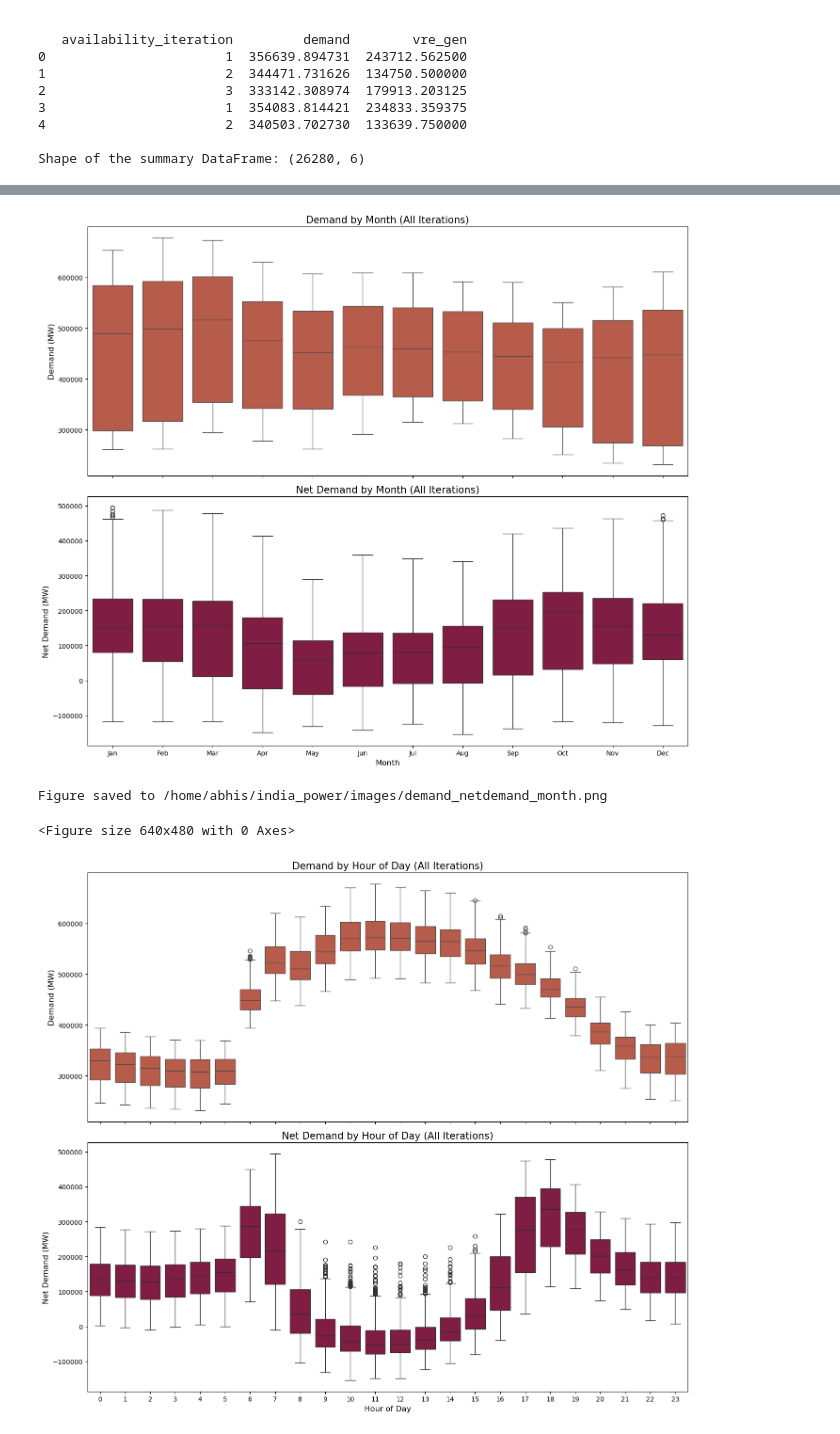
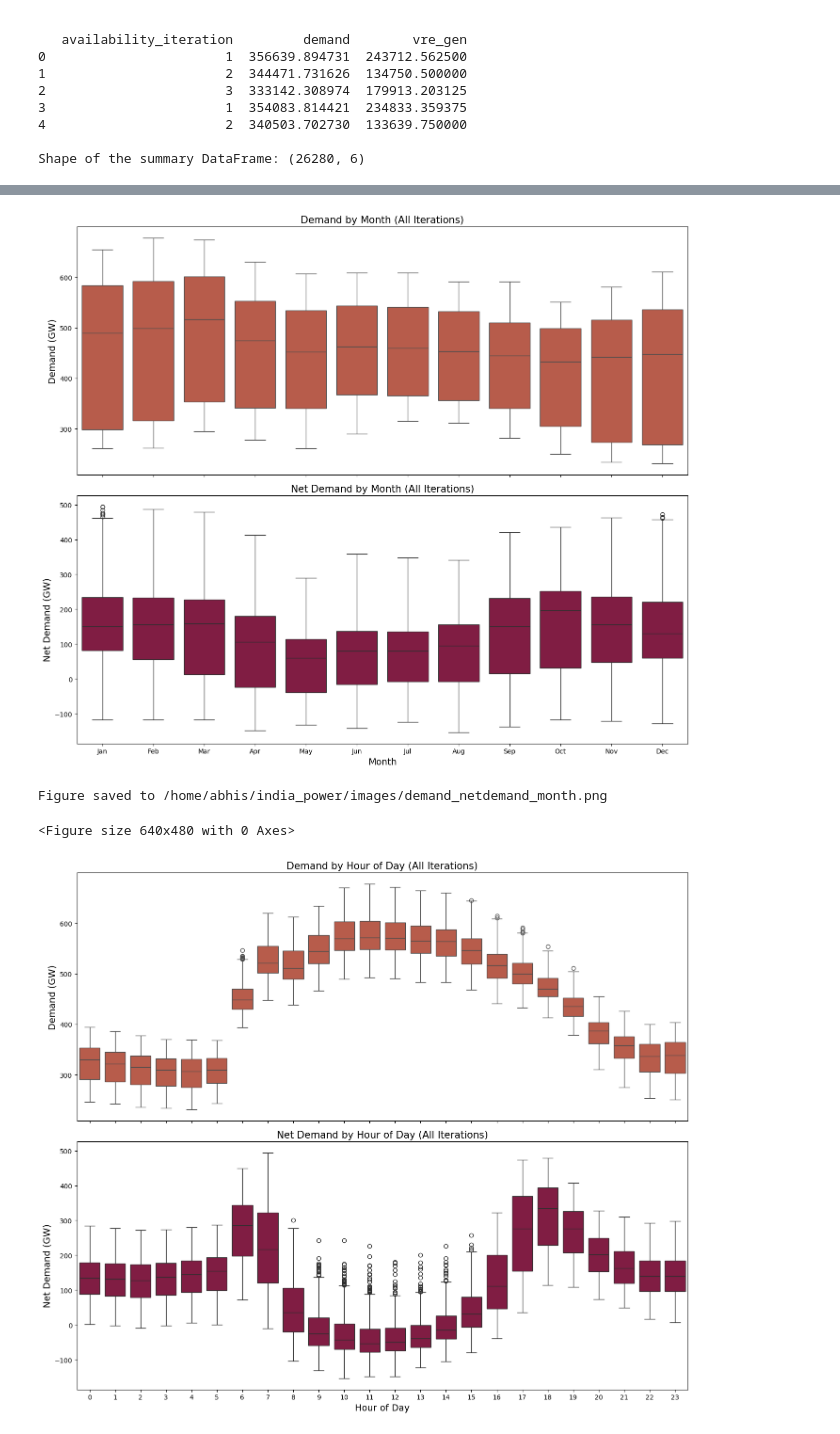
Before and after one commit to cetlab-ucsb/gridpath_india_viz, a Jupyter notebook: software/tech_plots_ra.ipynb, the cells around one changed output, grey strips where cells are left out. Drawn from its saved outputs; the diff is of its cells as text; code cells hidden in the pictures.

```diff
--- a/software/tech_plots_ra.ipynb
+++ b/software/tech_plots_ra.ipynb
@@ -16,12 +16,12 @@ path_to_save_images = '/home/abhis/india_power/images'
 # scenario_names = ['iced_2050_cc_1','iced_2050_cc_2','iced_2050_cc_3'] # Example: Explicit list
 # scenario_names = ['pier_mid_ra_2040_1','pier_mid_ra_2040_2','pier_mid_ra_2040_3'] # Example: Explicit list
 
-scenario_names = ['capex_pier_prm_108_cc_90_hardovergen_2040_1','capex_pier_prm_108_cc_90_hardovergen_2040_2','capex_pier_prm_108_cc_90_hardovergen_2040_3']
-                # 'capex_pier_prm_108_cc_90_hardovergen_2040_4','capex_pier_prm_108_cc_90_hardovergen_2040_5','capex_pier_prm_108_cc_90_hardovergen_2040_6',
-                # 'capex_pier_prm_108_cc_90_hardovergen_2040_7','capex_pier_prm_108_cc_90_hardovergen_2040_8','capex_pier_prm_108_cc_90_hardovergen_2040_9',
-                # 'capex_pier_prm_108_cc_90_hardovergen_2040_10','capex_pier_prm_108_cc_90_hardovergen_2040_11','capex_pier_prm_108_cc_90_hardovergen_2040_12',
-                # 'capex_pier_prm_108_cc_90_hardovergen_2040_13','capex_pier_prm_108_cc_90_hardovergen_2040_14','capex_pier_prm_108_cc_90_hardovergen_2040_15',
-                # 'capex_pier_prm_108_cc_90_hardovergen_2040_16','capex_pier_prm_108_cc_90_hardovergen_2040_17','capex_pier_prm_108_cc_90_hardovergen_2040_18'] # Example: Explicit list
+scenario_names = ['capex_pier_prm_108_cc_90_hardovergen_2040_1','capex_pier_prm_108_cc_90_hardovergen_2040_2','capex_pier_prm_108_cc_90_hardovergen_2040_3',
+                'capex_pier_prm_108_cc_90_hardovergen_2040_4','capex_pier_prm_108_cc_90_hardovergen_2040_5','capex_pier_prm_108_cc_90_hardovergen_2040_6',
+                'capex_pier_prm_108_cc_90_hardovergen_2040_7','capex_pier_prm_108_cc_90_hardovergen_2040_8','capex_pier_prm_108_cc_90_hardovergen_2040_9',
+                'capex_pier_prm_108_cc_90_hardovergen_2040_10','capex_pier_prm_108_cc_90_hardovergen_2040_11','capex_pier_prm_108_cc_90_hardovergen_2040_12',
+                'capex_pier_prm_108_cc_90_hardovergen_2040_13','capex_pier_prm_108_cc_90_hardovergen_2040_14','capex_pier_prm_108_cc_90_hardovergen_2040_15',
+                'capex_pier_prm_108_cc_90_hardovergen_2040_16','capex_pier_prm_108_cc_90_hardovergen_2040_17','capex_pier_prm_108_cc_90_hardovergen_2040_18'] # Example: Explicit list
 # %%
 project_timepoint_dtypes = {
     'timepoint':            'int64',
@@ -325,6 +325,9 @@ netdemand_df = summary_df.copy()
 # Calculate net demand
 netdemand_df['net_demand'] = netdemand_df['demand'] - netdemand_df['vre_gen']
 
+netdemand_df['net_demand'] = netdemand_df['net_demand']/1000
+netdemand_df['demand'] = netdemand_df['demand']/1000
+
 # Inspect
 print("Net‐Demand DataFrame:")
 print(netdemand_df.head())
@@ -392,48 +395,48 @@ fig, axes = plt.subplots(2, 1, figsize=(14, 12), sharex=True)
 # Demand by Month
 sns.boxplot(x='month', y='demand', data=plot_df, order=month_order, ax=axes[0], color='#C94F39')
 axes[0].set_title('Demand by Month (All Iterations)', fontsize=15)
-axes[0].set_ylabel('Demand (MW)', fontsize=12)
+axes[0].set_ylabel('Demand (GW)', fontsize=14)
 axes[0].set_xlabel('')
 
 # Net Demand by Month
 sns.boxplot(x='month', y='net_demand', data=plot_df, order=month_order, ax=axes[1], color='#900C3F')
 axes[1].set_title('Net Demand by Month (All Iterations)', fontsize=15)
-axes[1].set_ylabel('Net Demand (MW)', fontsize=12)
-axes[1].set_xlabel('Month', fontsize=12)
+axes[1].set_ylabel('Net Demand (GW)', fontsize=14)
+axes[1].set_xlabel('Month', fontsize=14)
 
 plt.tight_layout()
 plt.show()
 # Save the figure
 output_path = os.path.join(path_to_save_images, 'demand_netdemand_month.png')
 plt.savefig(output_path, dpi=300)
 print(f"Figure saved to {output_path}")
 
 # --- Plot 2: Demand and Net Demand by Hour of Day ---
 fig, axes = plt.subplots(2, 1, figsize=(14, 12), sharex=True)
 
 # Demand by Hour
 sns.boxplot(x='hour', y='demand', data=plot_df, ax=axes[0], color='#C94F39')
 axes[0].set_title('Demand by Hour of Day (All Iterations)', fontsize=15)
-axes[0].set_ylabel('Demand (MW)', fontsize=12)
+axes[0].set_ylabel('Demand (GW)', fontsize=14)
 axes[0].set_xlabel('')
 
 # Net Demand by Hour
 sns.boxplot(x='hour', y='net_demand', data=plot_df, ax=axes[1], color='#900C3F')
 axes[1].set_title('Net Demand by Hour of Day (All Iterations)', fontsize=15)
-axes[1].set_ylabel('Net Demand (MW)', fontsize=12)
-axes[1].set_xlabel('Hour of Day', fontsize=12)
+axes[1].set_ylabel('Net Demand (GW)', fontsize=14)
+axes[1].set_xlabel('Hour of Day', fontsize=14)
 
 plt.tight_layout()
 plt.show()
 # Save the figure
 output_path = os.path.join(path_to_save_images, 'demand_netdemand_month_hour.png')
 plt.savefig(output_path, dpi=300)
 print(f"Figure saved to {output_path}")
 # %% [output]
-[figure, old version]
+[figure, new version]
 Figure saved to /home/abhis/india_power/images/demand_netdemand_month.png
 <Figure size 640x480 with 0 Axes>
-[figure, old version]
+[figure, new version]
 Figure saved to /home/abhis/india_power/images/demand_netdemand_month_hour.png
 <Figure size 640x480 with 0 Axes>
 # %%
```
Also changed, not shown: parts of 13 cells of this notebook.
